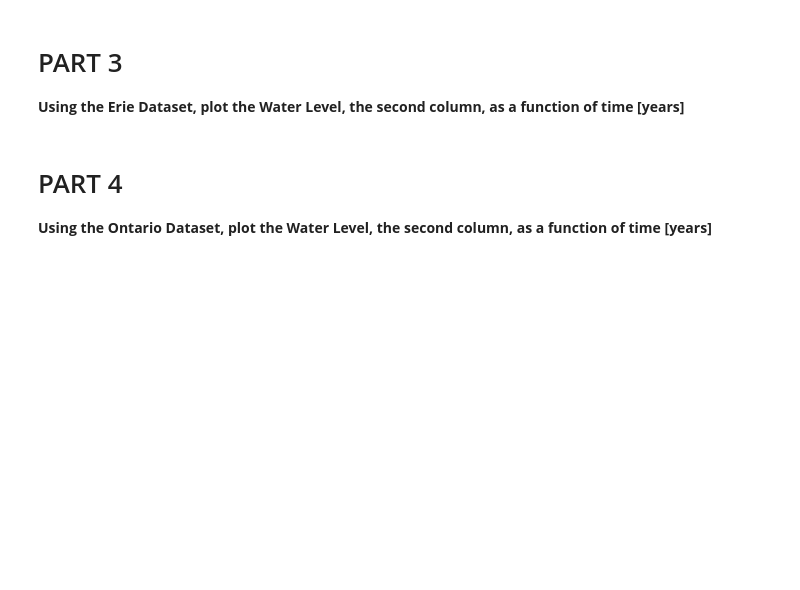
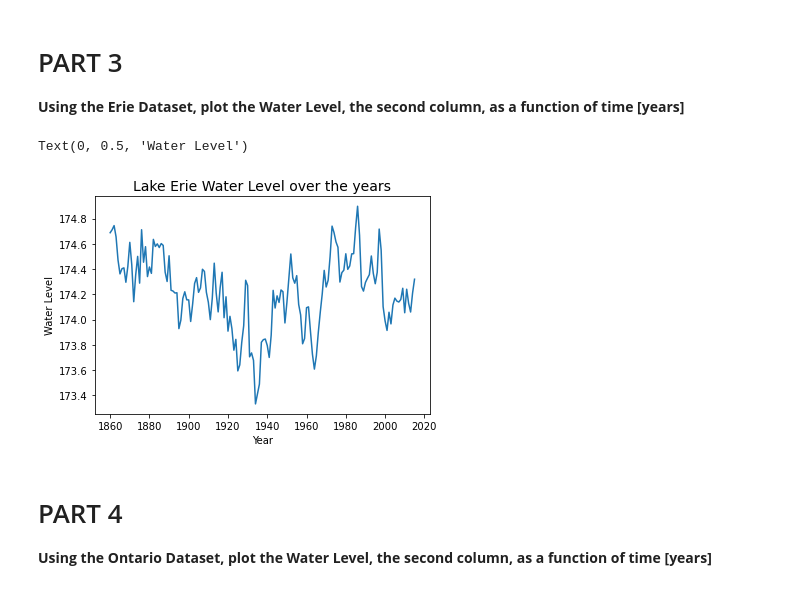
Before and after one commit to pershani/CMSE202_Git_Started, a Jupyter notebook: Great_Lakes_and_Grand_River.ipynb, the cells around one changed output. Drawn from its saved outputs; the diff is of its cells as text; code cells hidden in the pictures; blank space fills up the shorter version.

```diff
--- a/Great_Lakes_and_Grand_River.ipynb
+++ b/Great_Lakes_and_Grand_River.ipynb
@@ -67,3 +65,19 @@ plt.show()
+# %%
+# Insert Code Here
+
+df = pd.read_csv('data/eri.csv',delimiter=',')
+df
+
+years = df['Lake Erie annual averages']
+water_level = df['Unnamed: 1']
+
+plt.plot(years,water_level)
+plt.title("Lake Erie Water Level over the years",fontsize=14)
+plt.xlabel('Year')
+plt.ylabel('Water Level')
+# %% [output]
+Text(0, 0.5, 'Water Level')
+[figure, added]
 # %% [markdown]
 # PART 4
 
```
Also changed, not shown: parts of 3 cells of this notebook.
